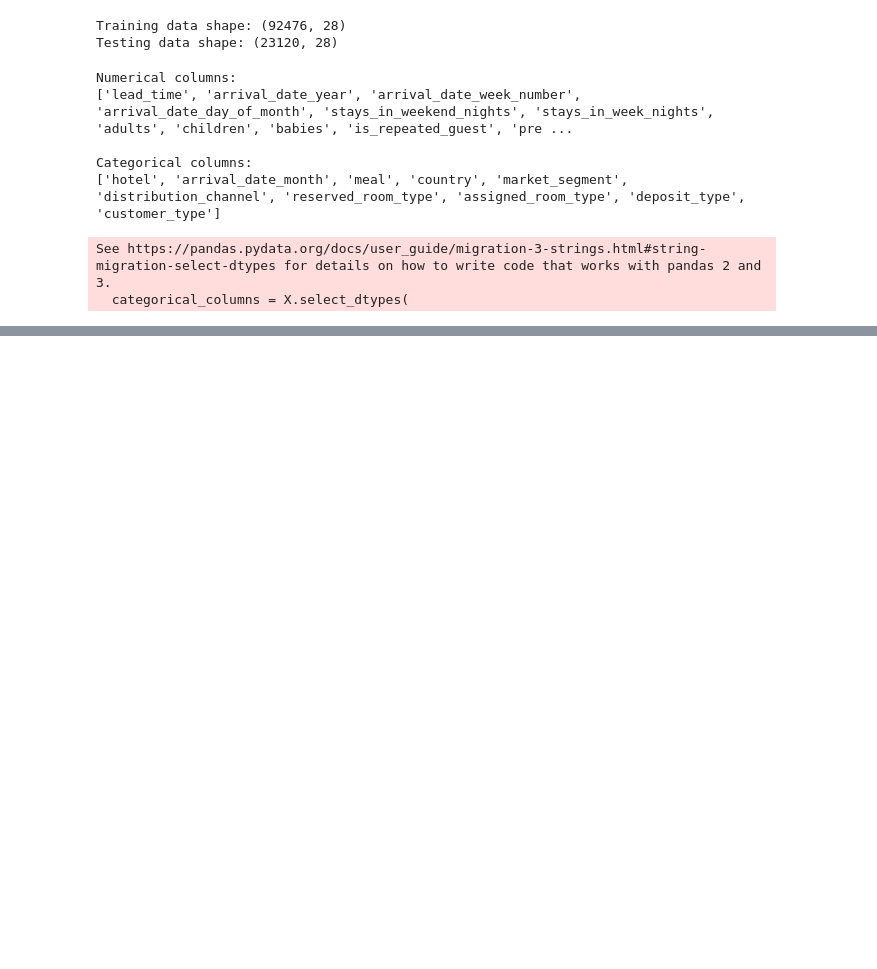
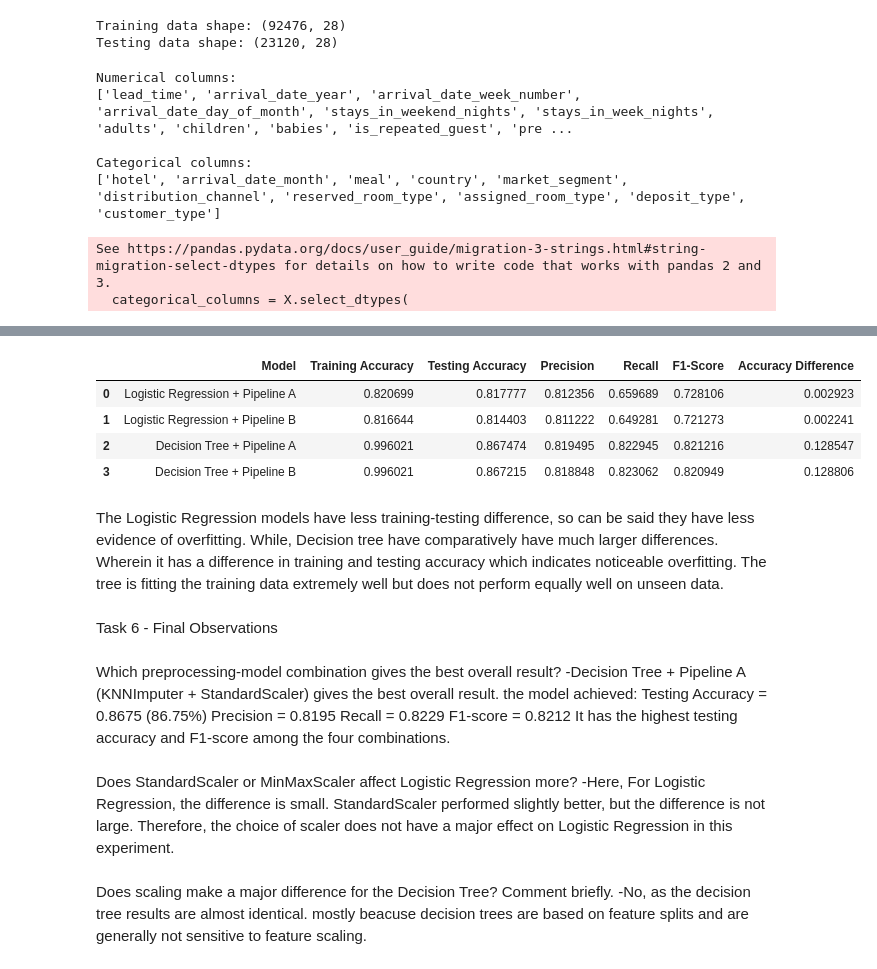
Before and after one commit to aaryaa30/202618036_AryaSuthar_DS605, a Jupyter notebook: 202618036_LAB03_DS605/202618036_LAB03_DS605.ipynb, the cells around one changed output, grey strips where cells are left out. Saved outputs shown, nothing was run; the diff lists cells and outputs as text; code cells hidden in the pictures; blank space fills up the shorter version.

```diff
--- a/202618036_LAB03_DS605/202618036_LAB03_DS605.ipynb
+++ b/202618036_LAB03_DS605/202618036_LAB03_DS605.ipynb
@@ -396,0 +460,14 @@ preprocessor_B = ColumnTransformer([
+# %%
+#For each experiment, calculate training accuracy, testing accuracy, precision, recall, and F1-score.
+def evaluate_model(model, X_train, X_test, y_train, y_test):
+
+    train_predictions = model.predict(X_train)
+    test_predictions = model.predict(X_test)
+
+    train_accuracy = accuracy_score(y_train, train_predictions)
+    test_accuracy = accuracy_score(y_test, test_predictions)
+    precision = precision_score(y_test, test_predictions)
+    recall = recall_score(y_test, test_predictions)
+    f1 = f1_score(y_test, test_predictions)
+
+    return train_accuracy, test_accuracy, precision, recall, f1
@@ -396,0 +607,34 @@ preprocessor_B = ColumnTransformer([
+# %%
+#Use the train-test performance difference to comment briefly on possible overfitting.
+results_df["Accuracy Difference"] = (
+    results_df["Training Accuracy"] -
+    results_df["Testing Accuracy"]
+)
+
+results_df
+# %% [output]
+|  | Model | Training Accuracy | Testing Accuracy | Precision | Recall | F1-Score | Accuracy Difference |
+| 0 | Logistic Regression + Pipeline A | 0.820699 | 0.817777 | 0.812356 | 0.659689 | 0.728106 | 0.002923 |
+| 1 | Logistic Regression + Pipeline B | 0.816644 | 0.814403 | 0.811222 | 0.649281 | 0.721273 | 0.002241 |
+| 2 | Decision Tree + Pipeline A | 0.996021 | 0.867474 | 0.819495 | 0.822945 | 0.821216 | 0.128547 |
+| 3 | Decision Tree + Pipeline B | 0.996021 | 0.867215 | 0.818848 | 0.823062 | 0.820949 | 0.128806 |
+# %% [markdown]
+The Logistic Regression models have less training-testing difference, so can be said they have less evidence of overfitting. While, Decision tree have comparatively have much larger differences. Wherein it has a difference in training and testing accuracy which indicates noticeable overfitting. The tree is fitting the training data extremely well but does not perform equally well on unseen data.
+# %% [markdown]
+Task 6 - Final Observations
+# %% [markdown]
+Which preprocessing-model combination gives the best overall result?
+-Decision Tree + Pipeline A (KNNImputer + StandardScaler) gives the best overall result.
+the model achieved:
+Testing Accuracy = 0.8675 (86.75%)
+Precision = 0.8195
+Recall = 0.8229
+F1-score = 0.8212
+It has the highest testing accuracy and F1-score among the four combinations.
+# %% [markdown]
+Does StandardScaler or MinMaxScaler affect Logistic Regression more?
+-Here, For Logistic Regression, the difference is small.
+StandardScaler performed slightly better, but the difference is not large. Therefore, the choice of scaler does not have a major effect on Logistic Regression in this experiment.
+# %% [markdown]
+Does scaling make a major difference for the Decision Tree? Comment briefly.
+-No, as the decision tree results are almost identical. mostly beacuse decision trees are based on feature splits and are generally not sensitive to feature scaling.
```
Also changed, not shown: parts of 22 cells of this notebook, 4 other files.
